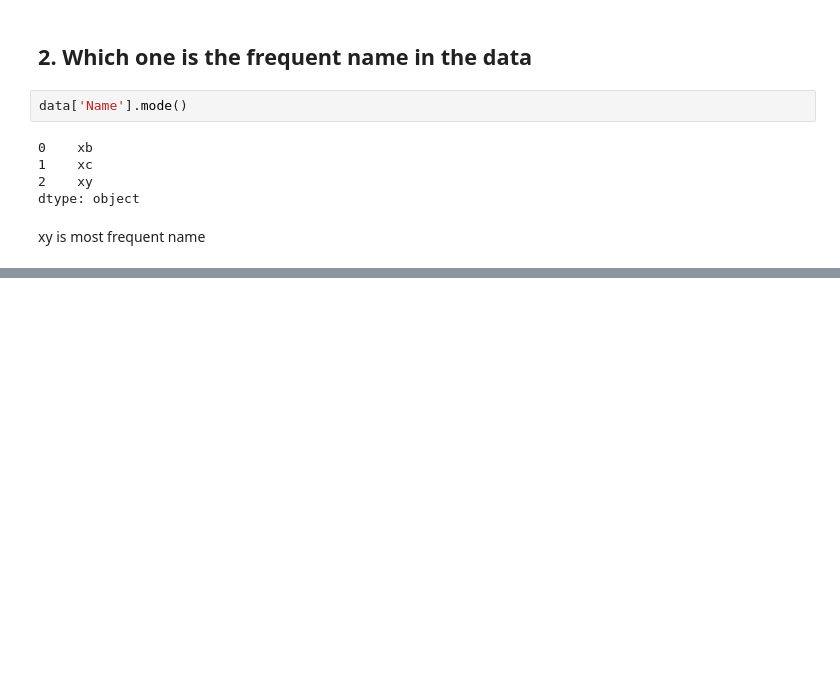
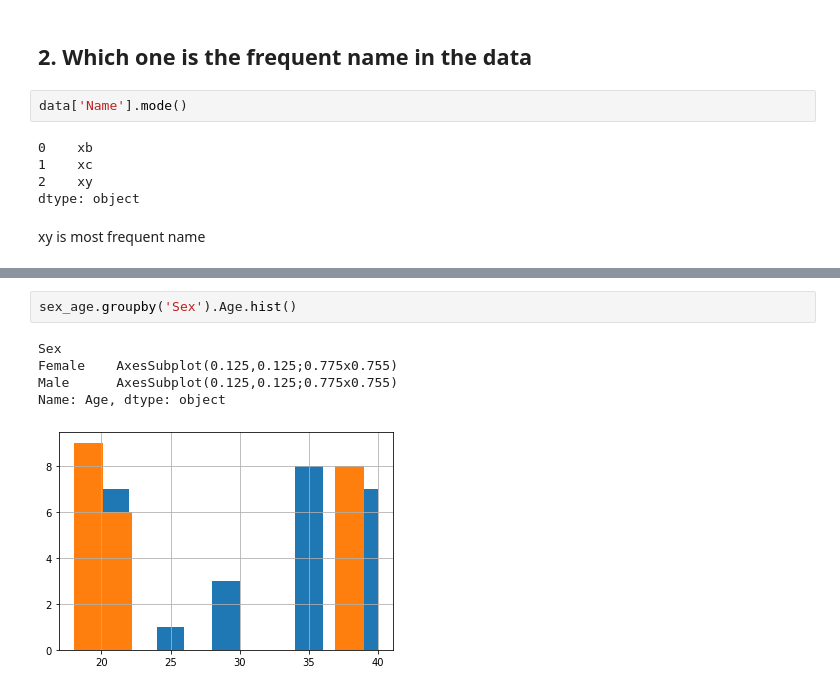
Before and after one commit to jonmersha/dataminingWorkSheet, a Jupyter notebook: worksheetSol.ipynb, the cells around one changed output, grey strips where cells are left out. Saved outputs shown, nothing was run; the diff lists cells and outputs as text; blank space fills up the shorter version.

```diff
--- a/worksheetSol.ipynb
+++ b/worksheetSol.ipynb
@@ -121,0 +218,8 @@ xy is most frequent name
+# %%
+sex_age.groupby('Sex').Age.hist()
+# %% [output]
+Sex
+Female    AxesSubplot(0.125,0.125;0.775x0.755)
+Male      AxesSubplot(0.125,0.125;0.775x0.755)
+Name: Age, dtype: object
+[figure, added]
```
Also changed, not shown: parts of 28 cells of this notebook, 1 other file.
